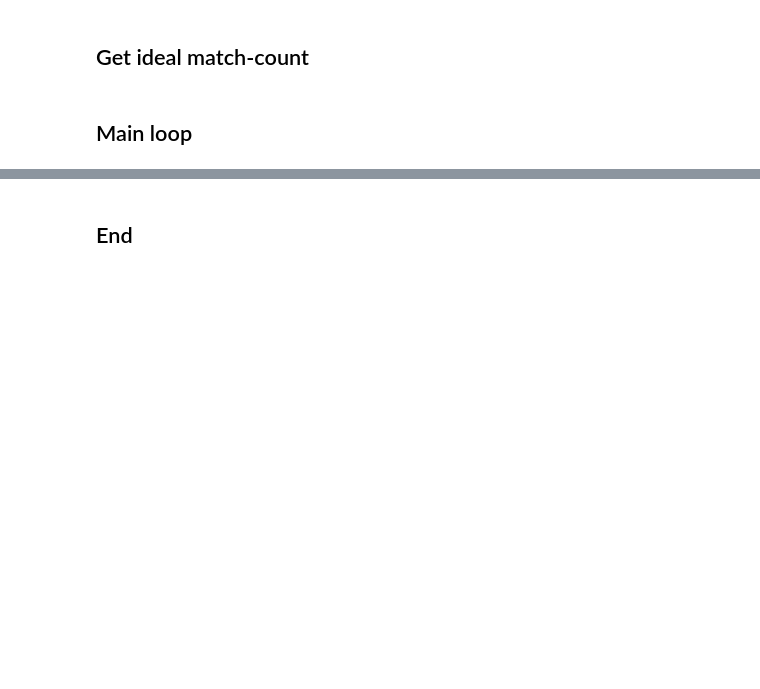
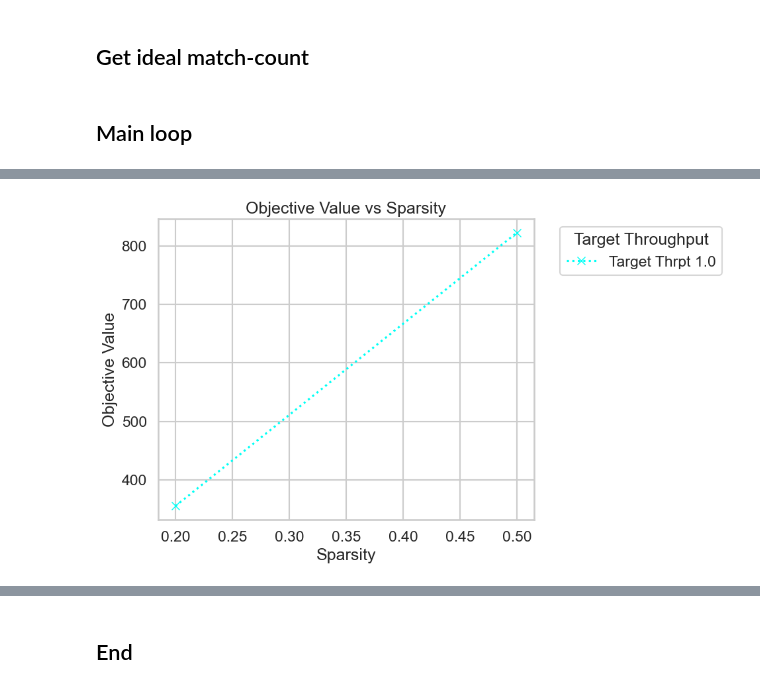
Before and after one commit to abf149/saftool, a Jupyter notebook: src/case_studies/saf_attributes/saf_attributes.ipynb, the cells around one changed output, grey strips where cells are left out. Saved outputs shown, nothing was run; the diff lists cells and outputs as text; code cells hidden in the pictures; blank space fills up the shorter version.

```diff
--- a/src/case_studies/saf_attributes/saf_attributes.ipynb
+++ b/src/case_studies/saf_attributes/saf_attributes.ipynb
@@ -666,0 +793,39 @@ df_filtered_feasible
+# %%
+def plot_objective_vs_sparsity(df):
+    """
+    Plots objective value vs sparsity with different curves for each target throughput value.
+
+    Parameters:
+    df (pd.DataFrame): The DataFrame containing the data to be plotted.
+    """
+    # Set the style and context for the plot
+    sns.set(style="whitegrid")
+    sns.set_context("talk")
+
+    # Generate a list of colors to differentiate between target throughput values
+    unique_thrpt_values = sorted(df['target_thrpt'].unique())
+    palette = sns.color_palette("hsv", len(unique_thrpt_values))
+
+    # Plotting
+    plt.figure(figsize=(10, 6))
+
+    for i, thrpt in enumerate(unique_thrpt_values):
+        df_thrpt = df[df['target_thrpt'] == thrpt]
+        plt.plot(df_thrpt['sparsity_fraction0'], df_thrpt['obj_val'],
+                 label=f'Target Thrpt {thrpt}',
+                 color=palette[i], marker='x', linestyle=':', markersize=8)
+
+    # Adding legend, title, and labels
+    plt.legend(title='Target Throughput', bbox_to_anchor=(1.05, 1), loc='upper left')
+    plt.title('Objective Value vs Sparsity')
+    plt.xlabel('Sparsity')
+    plt.ylabel('Objective Value')
+    plt.grid(True)
+    plt.tight_layout()
+
+    # Show plot
+    plt.show()
+# %%
+plot_objective_vs_sparsity(df_filt[(df_filt['target_thrpt']==1.0) & (df_filt['isect']=='C_C_bidir_two_finger')])
+# %% [output]
+[figure, added]
```
Also changed, not shown: parts of 42 cells of this notebook.
